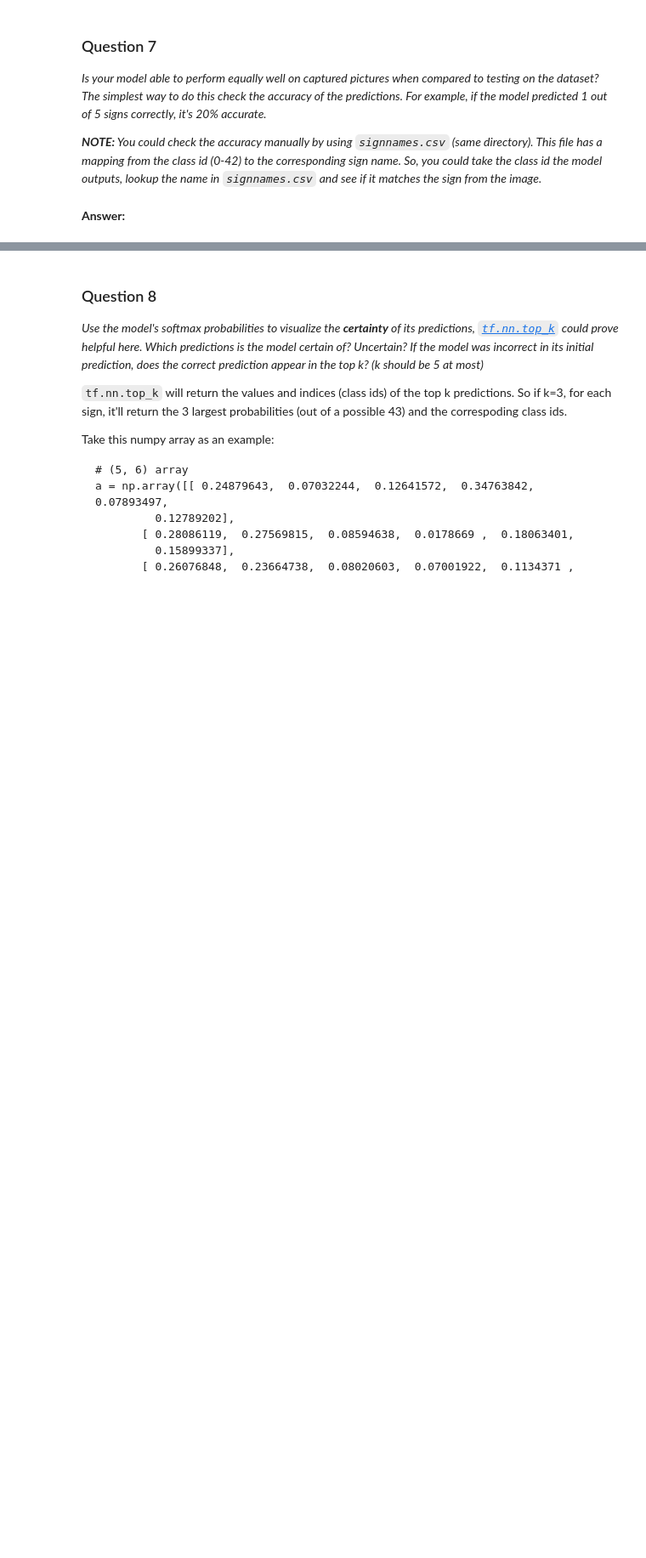
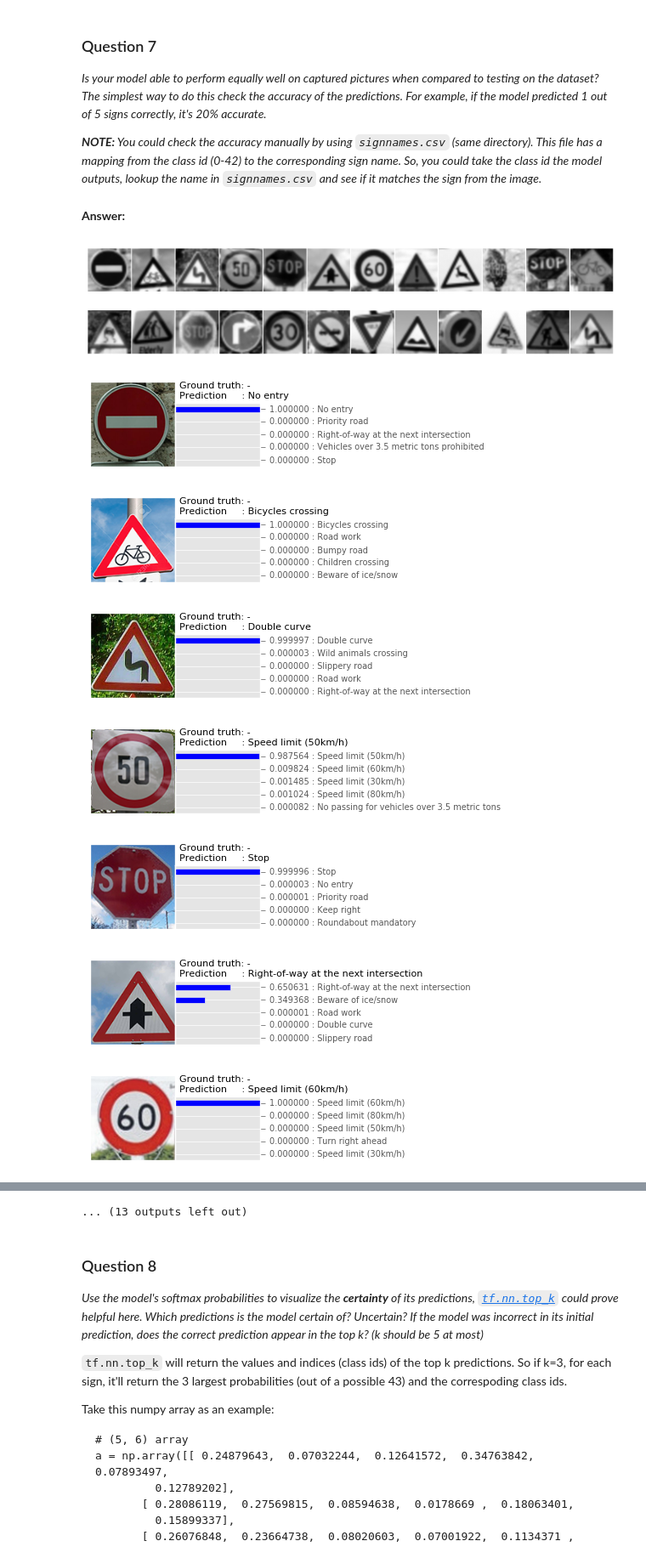
Before and after one commit to elbernante/traffic-sign-classifier, a Jupyter notebook: Traffic_Sign_Classifier.ipynb, the cells around one changed output, grey strips where cells are left out. Shown at 85% size. Cells and saved outputs as stored; diff of their text form; code cells hidden in the pictures; blank space fills up the shorter version.

Commit message:
Add actual test images

```diff
--- a/Traffic_Sign_Classifier.ipynb
+++ b/Traffic_Sign_Classifier.ipynb
@@ -829,16 +830,3 @@ img_21.png : Keep left
 img_22.png : No passing for vehicles over 3.5 metric tons
 img_23.png : Road work
 img_24.png : Speed limit (30km/h)
-# %%
-def predict_top_5(X, batch_size=None):
-    with tf.Session(graph=graph) as session:
-        param_saver.restore(session, tf.train.latest_checkpoint(CHECK_POINT_DIR))
-
-        probs, idx = [], []
-        batch = batches(X, batch_size=batch_size)
-        for batch_X in batch:
-            feed_dict={tf_X: batch_X, tf_keep_prob: 1.0}
-            a, b = session.run(top_5, feed_dict=feed_dict)
-            probs.extend(a)
-            idx.extend(b)
-    return np.asarray(probs), np.asarray(idx)
@@ -953,0 +897,32 @@ def predict_top_5(X, batch_size=None):
+# %%
+def show_preprocessed_test_images(images, cols=12, fig_width=12.0):
+    img_count = len(images)
+    rows = ceil(img_count / cols)
+    fig_height = (fig_width * rows / cols) + 0.6
+
+    grid = gridspec.GridSpec(rows, cols, wspace=0.0, hspace=0.2)
+    fig = plt.figure(figsize=(fig_width, fig_height))
+    for i, img in enumerate(images):
+        ax = plt.Subplot(fig, grid[i])
+        ax.imshow(img.reshape(img.shape[:2]), cmap='gray', interpolation='bicubic')
+        ax.set_xticks([])
+        ax.set_yticks([])
+        fig.add_subplot(ax)
+
+    plt.show()
+# %%
+test_images = preprocess_raw_images(raw_images_files)
+
+show_preprocessed_test_images(test_images)
+
+top_5_probabilites, top_5_indices = predict_top_5(test_images)
+visualize_predictions(raw_images_files, top_5_probabilites, top_5_indices)
+# %% [output]
+[figure, added]
+[figure, added]
+[figure, added]
+[figure, added]
+[figure, added]
+[figure, added]
+[figure, added]
+[figure, added]
@@ -954,3 +933,4 @@ def predict_top_5(X, batch_size=None):
+... (13 outputs left out)
 # %% [markdown]
 ### Question 8
 
```
Also changed, not shown: parts of 7 cells of this notebook.
